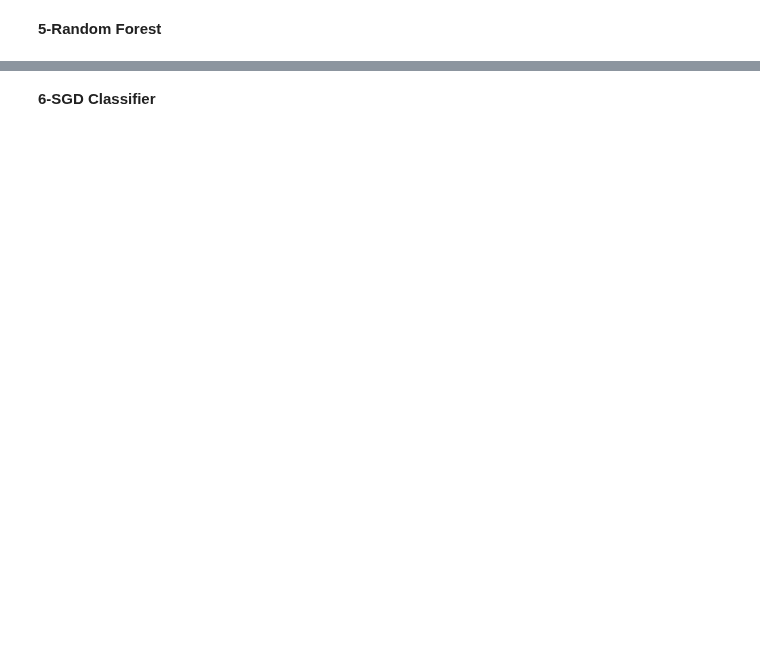
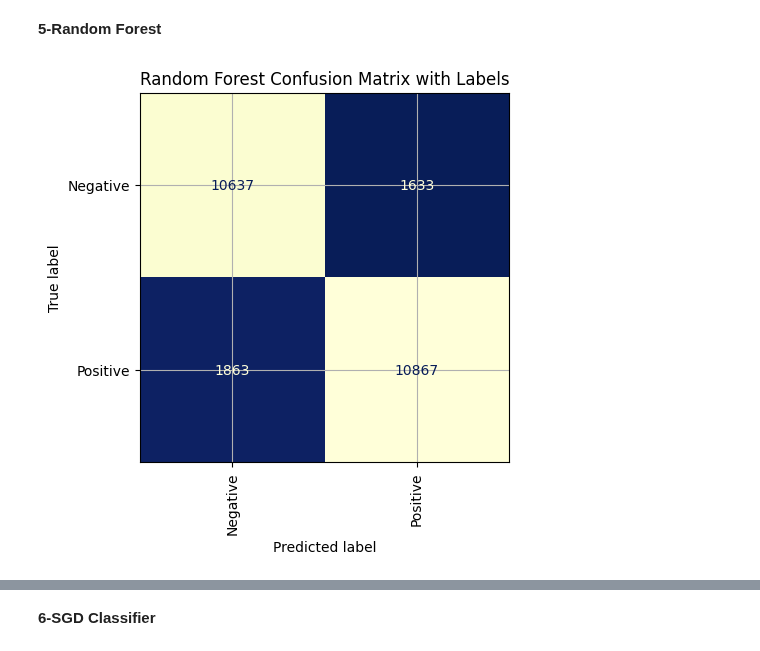
Before and after one commit to Osamah-Anmar-Sami/Sentiment-Analysis, a Jupyter notebook: English Sentiment Analysis/English Sentiment Analysis.ipynb, the cells around one changed output, grey strips where cells are left out. Saved outputs shown, nothing was run; the diff lists cells and outputs as text; code cells hidden in the pictures; blank space fills up the shorter version.

```diff
--- a/English Sentiment Analysis/English Sentiment Analysis.ipynb
+++ b/English Sentiment Analysis/English Sentiment Analysis.ipynb
@@ -370,9 +583,11 @@ metrics_values(model= K_Nearest_Neighbors, X_test=X_test_CV_, y_test=y_test)
 # %% [markdown]
 **5-Random Forest**
 # %%
-Algorithm = RandomForestClassifier(criterion = 'entropy', n_estimators=300)
+Algorithm = RandomForestClassifier(criterion = 'entropy', n_estimators=200)
 Random_Forest = machine_learning_model(algorithm=Algorithm)
 fit_model(model=Random_Forest, X_train=X_train_CV_, y_train=y_train)
 confusion_matrix_(model=Random_Forest, X_test=X_test_CV_, y_test=y_test, name='Random Forest')
+# %% [output]
+[figure, added]
 # %%
 metrics_values(model= Random_Forest, X_test=X_test_CV_, y_test=y_test)
```
Also changed, not shown: parts of 60 cells of this notebook.
